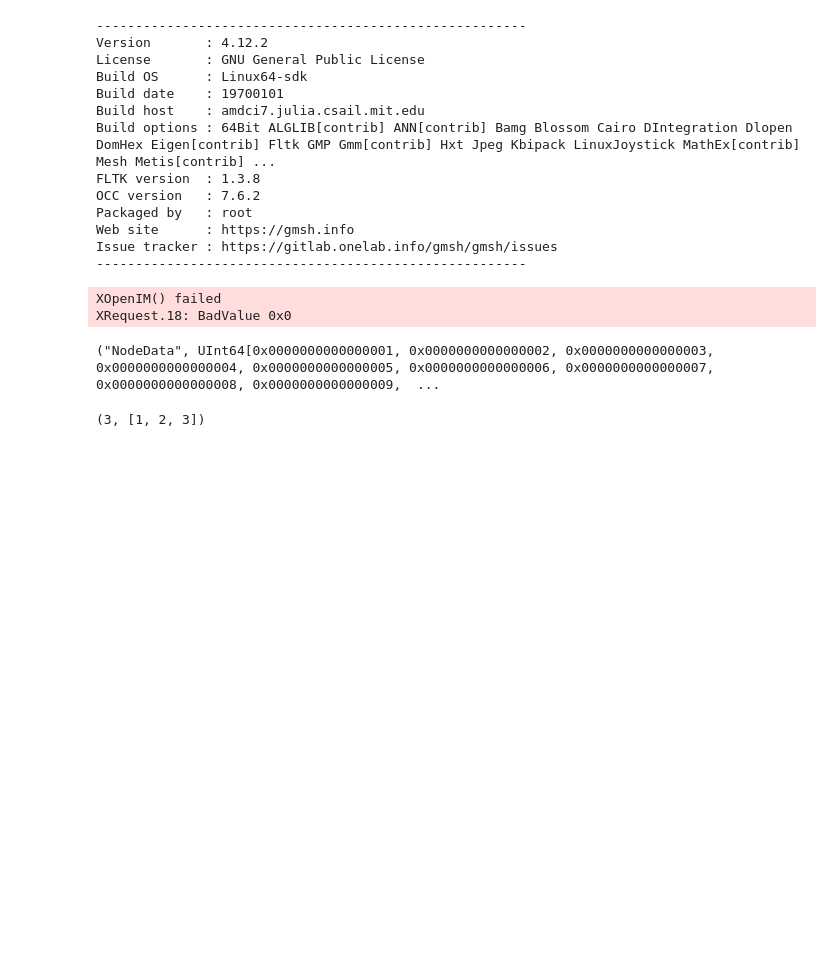
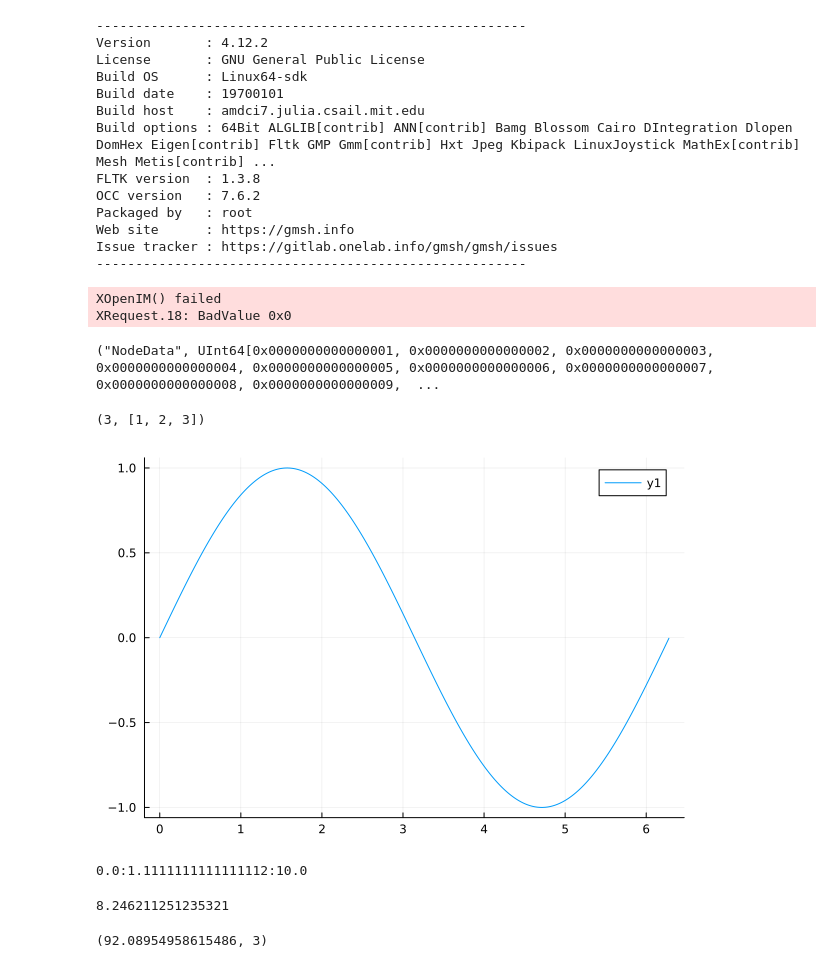
Before and after one commit to perebalazs/LowLevelFEM.jl, a Jupyter notebook: examples/wave_in_rectangle.ipynb, the cells around one changed output. Drawn from its saved outputs; the diff is of its cells as text; code cells hidden in the pictures; blank space fills up the shorter version.

```diff
--- a/examples/wave_in_rectangle.ipynb
+++ b/examples/wave_in_rectangle.ipynb
@@ -168,3 +194,28 @@ end
 vec_test(3, b=true)
 # %% [output]
 (3, [1, 2, 3])
+# %%
+using Plots
+x = 0:0.01:2π
+y = sin.(x)
+z = x, y
+plot(z)
+# %% [output]
+[figure, added]
+# %%
+range(0, length=10, stop=10)
+# %% [output]
+0.0:1.1111111111111112:10.0
+# %%
+findmax([1, 2, 5, 3])
+maximum(abs, [1, -2 + 8im, 5im, 3])
+# %% [output]
+8.246211251235321
+# %%
+using LinearAlgebra
+A = [10 30im 0; 30 90 0; 0 0 20]
+eig = eigen(A)
+maxval, idx = findmax(abs, eig.values)
+#eig.values[idx]
+# %% [output]
+(92.08954958615486, 3)
```
Also changed, not shown: parts of 11 cells of this notebook, 10 other files.
